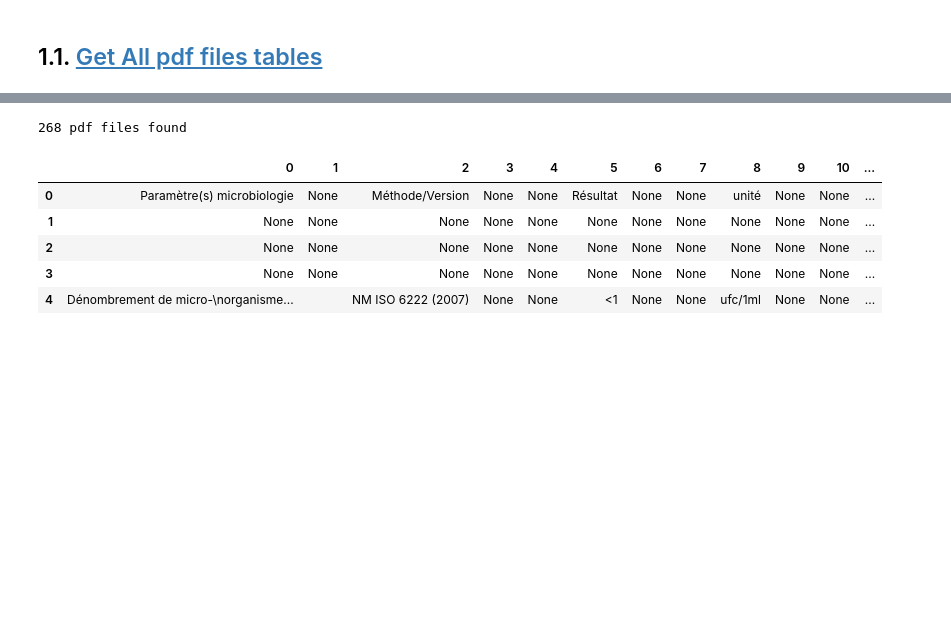
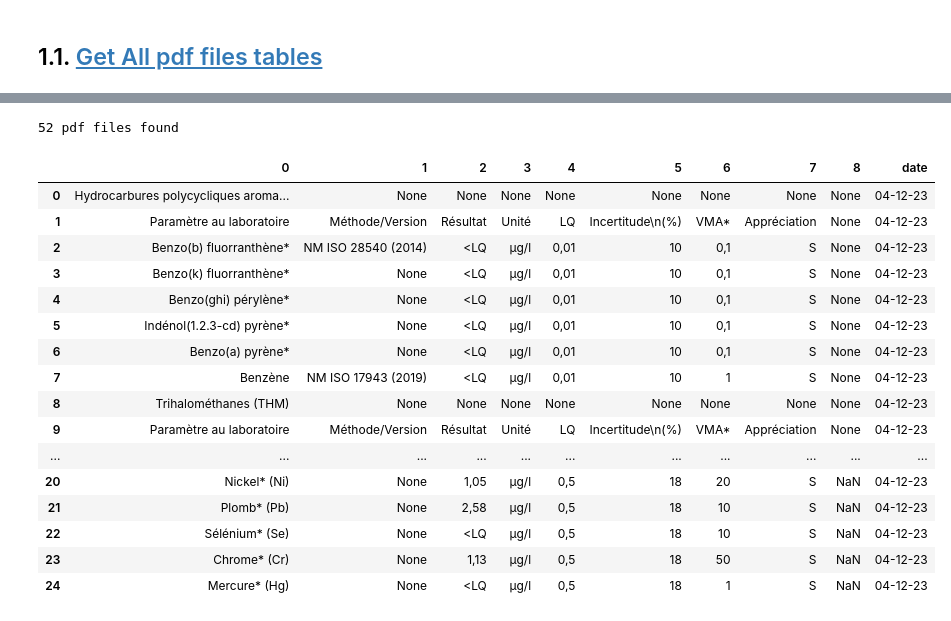
Before and after one commit to rammah83/Table_Extractor, a Jupyter notebook: notebooks/Potable_water.ipynb, the cells around one changed output, grey strips where cells are left out. Cells and saved outputs as stored; diff of their text form; code cells hidden in the pictures; blank space fills up the shorter version.

Commit message:
Fix:extract of bacteriology table

```diff
--- a/notebooks/Potable_water.ipynb
+++ b/notebooks/Potable_water.ipynb
@@ -78,14 +78,25 @@ pprint(potable_pdf_reprts)
 # %%
 water_dataframe: pd.DataFrame = get_potable_water_data(potable_pdf_reprts[:])
-water_dataframe.head()
+water_dataframe.head(40)
 # %% [output]
-268 pdf files found
+52 pdf files found
-|  | 0 | 1 | 2 | 3 | 4 | 5 | 6 | 7 | 8 | 9 | 10 | ... |
-| 0 | Paramètre(s) microbiologie | None | Méthode/Version | None | None | Résultat | None | None | unité | None | None | ... |
-| 1 | None | None | None | None | None | None | None | None | None | None | None | ... |
-| 2 | None | None | None | None | None | None | None | None | None | None | None | ... |
-| 3 | None | None | None | None | None | None | None | None | None | None | None | ... |
-| 4 | Dénombrement de micro-\norganisme... |  | NM ISO 6222 (2007) | None | None | <1 | None | None | ufc/1ml | None | None | ... |
+|  | 0 | 1 | 2 | 3 | 4 | 5 | 6 | 7 | 8 | date |
+| 0 | Hydrocarbures polycycliques aroma... | None | None | None | None | None | None | None | None | 04-12-23 |
+| 1 | Paramètre au laboratoire | Méthode/Version | Résultat | Unité | LQ | Incertitude\n(%) | VMA* | Appréciation | None | 04-12-23 |
+| 2 | Benzo(b) fluorranthène* | NM ISO 28540 (2014) | <LQ | µg/l | 0,01 | 10 | 0,1 | S | None | 04-12-23 |
+| 3 | Benzo(k) fluorranthène* | None | <LQ | µg/l | 0,01 | 10 | 0,1 | S | None | 04-12-23 |
+| 4 | Benzo(ghi) pérylène* | None | <LQ | µg/l | 0,01 | 10 | 0,1 | S | None | 04-12-23 |
+| 5 | Indénol(1.2.3-cd) pyrène* | None | <LQ | µg/l | 0,01 | 10 | 0,1 | S | None | 04-12-23 |
+| 6 | Benzo(a) pyrène* | None | <LQ | µg/l | 0,01 | 10 | 0,1 | S | None | 04-12-23 |
+| 7 | Benzène | NM ISO 17943 (2019) | <LQ | µg/l | 0,01 | 10 | 1 | S | None | 04-12-23 |
+| 8 | Trihalométhanes (THM) | None | None | None | None | None | None | None | None | 04-12-23 |
+| 9 | Paramètre au laboratoire | Méthode/Version | Résultat | Unité | LQ | Incertitude\n(%) | VMA* | Appréciation | None | 04-12-23 |
+| ... | ... | ... | ... | ... | ... | ... | ... | ... | ... | ... |
+| 20 | Nickel* (Ni) | None | 1,05 | µg/l | 0,5 | 18 | 20 | S | NaN | 04-12-23 |
+| 21 | Plomb* (Pb) | None | 2,58 | µg/l | 0,5 | 18 | 10 | S | NaN | 04-12-23 |
+| 22 | Sélénium* (Se) | None | <LQ | µg/l | 0,5 | 18 | 10 | S | NaN | 04-12-23 |
+| 23 | Chrome* (Cr) | None | 1,13 | µg/l | 0,5 | 18 | 50 | S | NaN | 04-12-23 |
+| 24 | Mercure* (Hg) | None | <LQ | µg/l | 0,5 | 18 | 1 | S | NaN | 04-12-23 |
 # %%
 try:
     df = water_dataframe.set_axis(water_dataframe.iloc[0], axis="columns").dropna(subset=["Résultat"]).query("Résultat != 'Résultat'")
```
Also changed, not shown: parts of 2 cells of this notebook, 1 other file.
